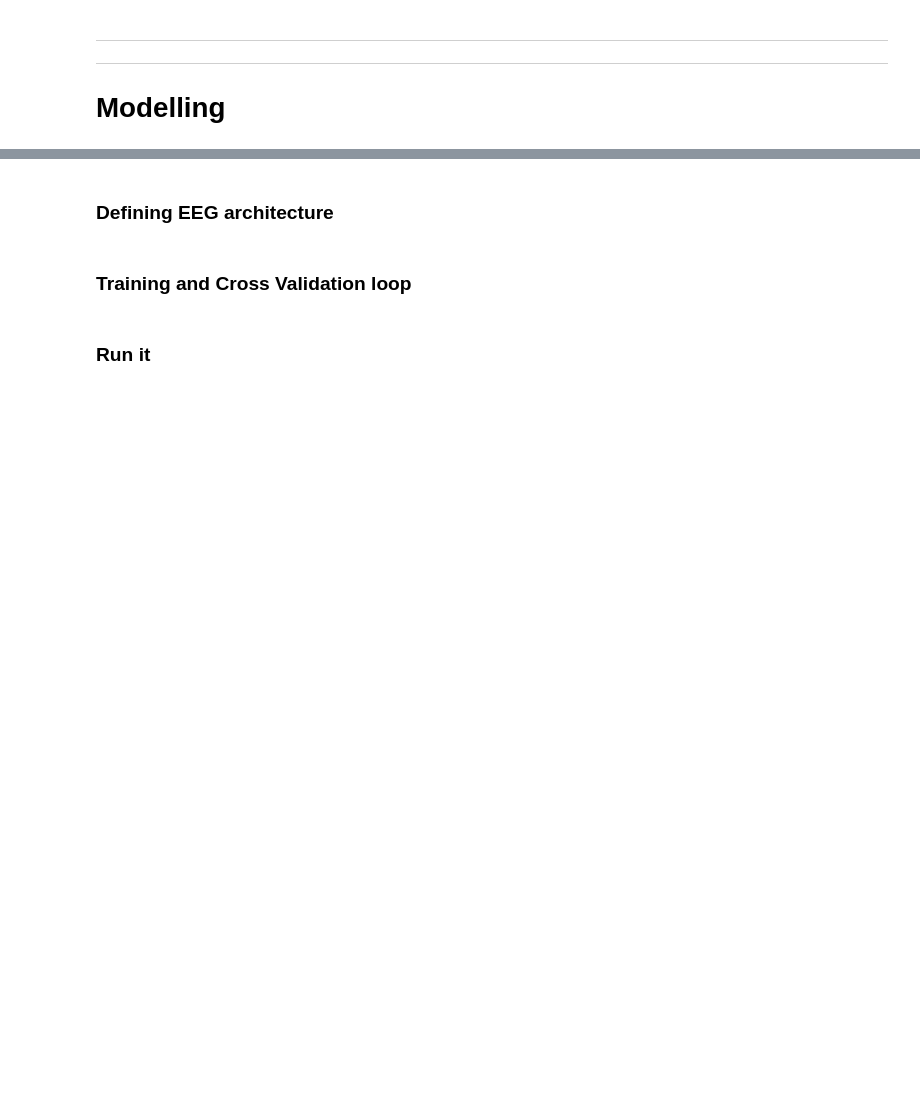
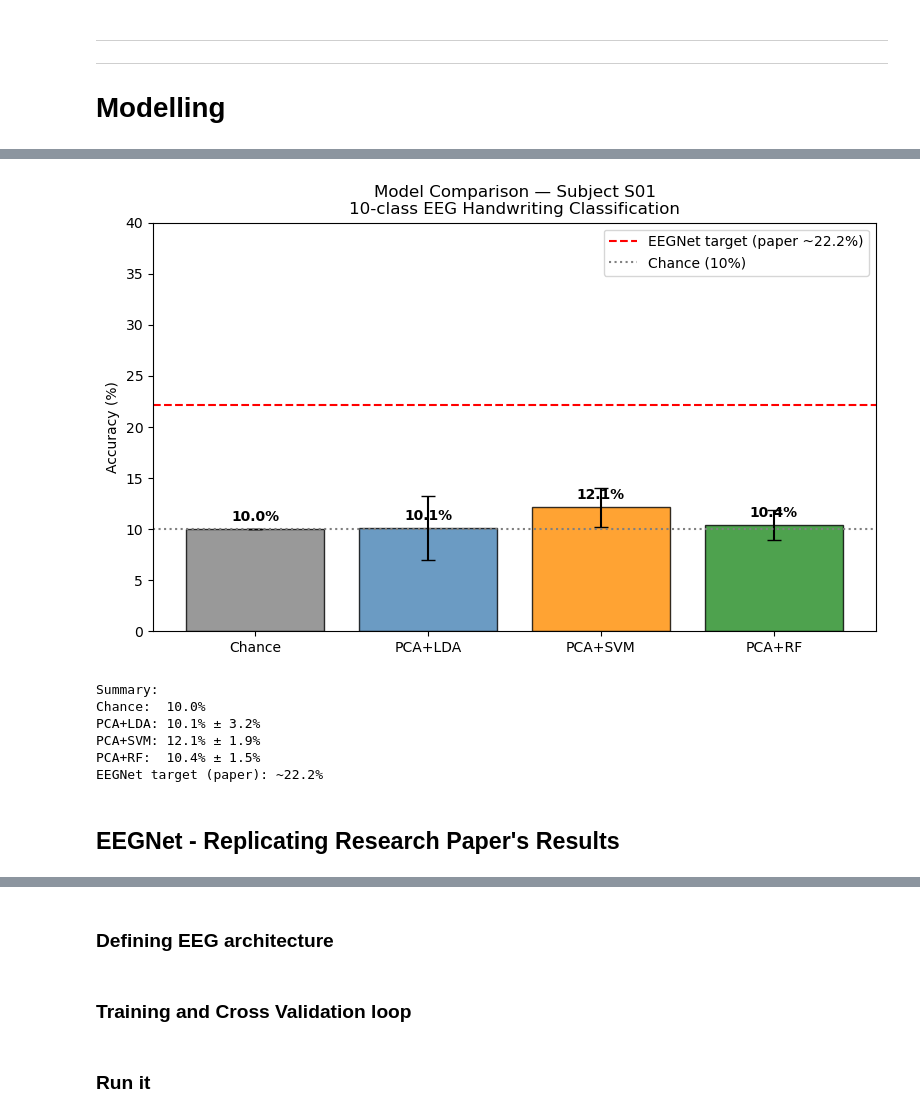
Before and after one commit to shantguedekelian/EEG_analysis, a Jupyter notebook: model.ipynb, the cells around one changed output, grey strips where cells are left out. Drawn from its saved outputs; the diff is of its cells as text; code cells hidden in the pictures; blank space fills up the shorter version.

Commit message:
baseline models and performance

```diff
--- a/model.ipynb
+++ b/model.ipynb
@@ -499,0 +502,20 @@ evoked_all.plot_topomap(
+# %%
+import numpy as np
+import torch
+import torch.nn as nn
+import torch.optim as optim
+from torch.utils.data import DataLoader, TensorDataset
+from sklearn.model_selection import StratifiedKFold
+from sklearn.preprocessing import LabelEncoder
+from sklearn.metrics import accuracy_score
+
+# Step 1 — Drop EOG and kinematic channels, keep only 60 EEG channels
+# EOG channels are first 4, v_x and v_y are last 2
+X_eeg = X[:, 4:64, :]  # shape: (589, 60, 421)
+print(f"X_eeg shape: {X_eeg.shape}")
+
+# Step 2 — Encode labels to 0-9
+le = LabelEncoder()
+Y_encoded = le.fit_transform(Y)
+print(f"Y_encoded unique labels: {np.unique(Y_encoded)}")
+print(f"Label mapping: {dict(zip(le.classes_, le.transform(le.classes_)))}")
@@ -500,3 +627,50 @@ evoked_all.plot_topomap(
+# %%
+models = ['Chance', 'PCA+LDA', 'PCA+SVM', 'PCA+RF']
+means  = [10.0,     lda_mean,  svm_mean,  rf_mean]
+stds   = [0,        lda_std,   svm_std,   rf_std]
+colors = ['gray',   'steelblue', 'darkorange', 'forestgreen']
+
+fig, ax = plt.subplots(figsize=(8, 5))
+bars = ax.bar(models, means, yerr=stds, capsize=5,
+              color=colors, alpha=0.8, edgecolor='black')
+
+# Add paper target line
+ax.axhline(y=22.2, color='red', linestyle='--',
+           label='EEGNet target (paper ~22.2%)')
+
+# Add chance line
+ax.axhline(y=10, color='gray', linestyle=':',
+           label='Chance (10%)')
+
+# Add value labels on bars
+for bar, mean in zip(bars, means):
+    ax.text(bar.get_x() + bar.get_width()/2,
+            bar.get_height() + 0.5,
+            f'{mean:.1f}%', ha='center', va='bottom', fontweight='bold')
+
+ax.set_ylabel('Accuracy (%)')
+ax.set_title('Model Comparison — Subject S01\n10-class EEG Handwriting Classification')
+ax.legend()
+ax.set_ylim(0, 40)
+plt.tight_layout()
+plt.show()
+
+print(f"\nSummary:")
+print(f"Chance:  10.0%")
+print(f"PCA+LDA: {lda_mean:.1f}% ± {lda_std:.1f}%")
+print(f"PCA+SVM: {svm_mean:.1f}% ± {svm_std:.1f}%")
+print(f"PCA+RF:  {rf_mean:.1f}% ± {rf_std:.1f}%")
+print(f"EEGNet target (paper): ~22.2%")
+# %% [output]
+[figure, added]
+Summary:
+Chance:  10.0%
+PCA+LDA: 10.1% ± 3.2%
+PCA+SVM: 12.1% ± 1.9%
+PCA+RF:  10.4% ± 1.5%
+EEGNet target (paper): ~22.2%
+# %% [markdown]
+## EEGNet - Replicating Research Paper's Results
 # %%
 #!pip install torch torchvision torchaudio --index-url https://download.pytorch.org/whl/cu118 -q
 # %%
```
Also changed, not shown: parts of 12 cells of this notebook.
